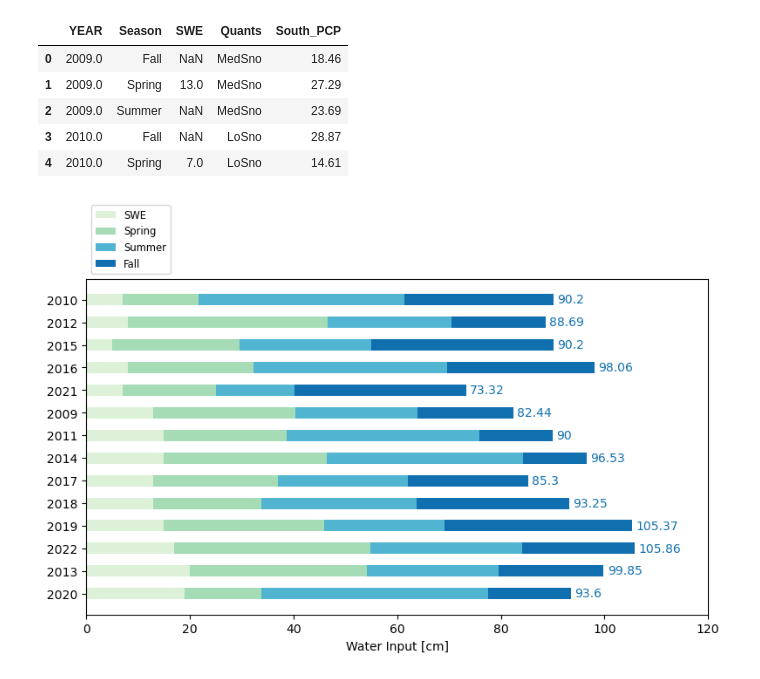
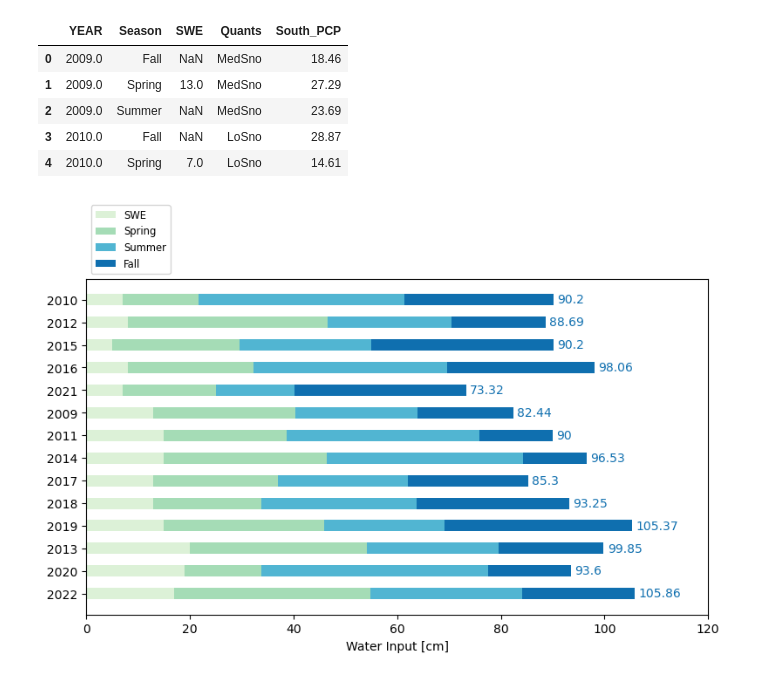
Before and after one commit to mwdjones/mef-snowhydro, a Jupyter notebook: Data and Codes/02_historicalsoilmoistanalysis.ipynb, the cells around one changed output. Drawn from its saved outputs; the diff is of its cells as text; code cells hidden in the pictures.

```diff
--- a/Data and Codes/02_historicalsoilmoistanalysis.ipynb
+++ b/Data and Codes/02_historicalsoilmoistanalysis.ipynb
@@ -99,0 +467,17 @@ sns.relplot(data = soilMoist_melt, x = 'DATE', y = 'PAW',
+# %%
+fig, ax = plt.subplots(1, 1, figsize = (5, 3))
+
+sns.boxplot(data = seasonalSoil, x = 'Season', y = 'PAW', hue = 'Quants',
+            showbox = False, showcaps = False,
+            medianprops={"color": "k", "linewidth": 2},
+            fliersize = 0,
+            palette = 'GnBu',
+            ax = ax, zorder = 1)
+sns.stripplot(data = seasonalSoil, x = 'Season', y = 'PAW', hue = 'Quants', dodge = True,
+              palette = 'GnBu',
+              ax = ax, zorder = 0)
+
+ax.set_ylabel('Plant Available Water, [cm]')
+plt.savefig('../Figures/HistoricalFigs/PAW_boxplot.pdf', bbox_inches = 'tight')
+
+#Both outliers here are from the summer of 2020 when all the point in all catchments show soil moisture values a magnitude larger than average
@@ -133,7 +487,0 @@ plt.show()
-# %%
-#Group further by only year
-snowHist_S2_grouped_all = snowHist_S2.groupby(['Year'])['SnowDEPTH', 'SWE'].max().reset_index(drop = False)
-
-#Separate years into quantiles
-snowHist_S2_grouped_all['Quants'] = pd.cut(snowHist_S2_grouped_all.SWE, 3, labels = ['LoSno', 'MedSno', 'HighSno'])
-snowHist_S2_grouped_all.head()
@@ -149,11 +487,0 @@ Streamflow
-# %%
-streamHist = pd.read_csv(load_path + 'S2_Breakpoint_streamflow.csv',
-                parse_dates = ['DateTime'])
-
-#groupby date and average across timestamps
-streamHist['Year'] = streamHist.DateTime.dt.year
-streamHist['Month'] = streamHist.DateTime.dt.month
-streamHist['DOY'] = streamHist.DateTime.dt.dayofyear
-streamHist_daily = streamHist.groupby(['DOY', 'Year'])['Stage.ft', 'Q.cfs', 'q.mmh', 'q.interval'].mean().reset_index(drop = False)
-
-streamHist_daily
@@ -258,10 +570,10 @@ def plot_SM_Q(ax_i, ax_j, soilM):
 
     ax2 = axs[ax_j, ax_i].twinx()
 
-    sns.lineplot(data = soiltemp_f, x = 'DOY', y = 'Q.cfs',
+    sns.lineplot(data = soiltemp_f, x = 'DOY', y = 'q.interval',
                  color = 'silver', zorder = -2,
                  ax = ax2)
-    ax2.set_ylim(0, 0.6)
+    ax2.set_ylim(0, 1.0)
 
     season_labels = ['Spring', 'Summer', 'Fall']
     snow_labels = ['Low Snow', 'Med Snow', 'High Snow']
@@ -415,10 +713,10 @@ results = {
     '2017': [13, 23.99, 25.06, 23.25],
     '2018': [13, 20.81, 30, 29.44],
     '2019': [15, 30.87, 23.25, 36.25],
-    '2022': [17, 37.83, 29.26, 21.77],
     #High Snow years
     '2013': [20, 34.12, 25.43, 20.3],
-    '2020': [19, 14.74, 43.85, 16.01]
+    '2020': [19, 14.74, 43.85, 16.01],
+    '2022': [17, 37.83, 29.26, 21.77]
 }
 
 
@@ -437,31 +735,31 @@ def survey(results, category_names):
     data = np.array(list(results.values()))
     data_cum = data.cumsum(axis=1)
     category_colors = plt.colormaps['GnBu'](
         np.linspace(0.15, 0.85, data.shape[1]))
 
     fig, ax = plt.subplots(figsize=(9.2, 5))
     ax.invert_yaxis()
 
     for i, (colname, color) in enumerate(zip(category_names, category_colors)):
         widths = data[:, i]
         starts = data_cum[:, i] - widths
         rects = ax.barh(labels, widths, left=starts, height=0.5,
                         label=colname, color=color)
 
         if(i == 3):
             ax.bar_label(rects, color=color, padding = 3)
 
     ax.legend(bbox_to_anchor=(0, 1),
               loc='lower left', fontsize='small')
 
     ax.set_xlim(0, 120)
     ax.set_xlabel('Water Input [cm]')
 
     return fig, ax
 
 
 survey(results, category_names)
 plt.savefig('../Figures/HistoricalFigs/NetWaterInput.pdf', bbox_inches = 'tight')
 plt.show()
 # %% [output]
-[figure, old version]
+[figure, new version]
```
Also changed, not shown: parts of 41 cells of this notebook, 17 other files.
